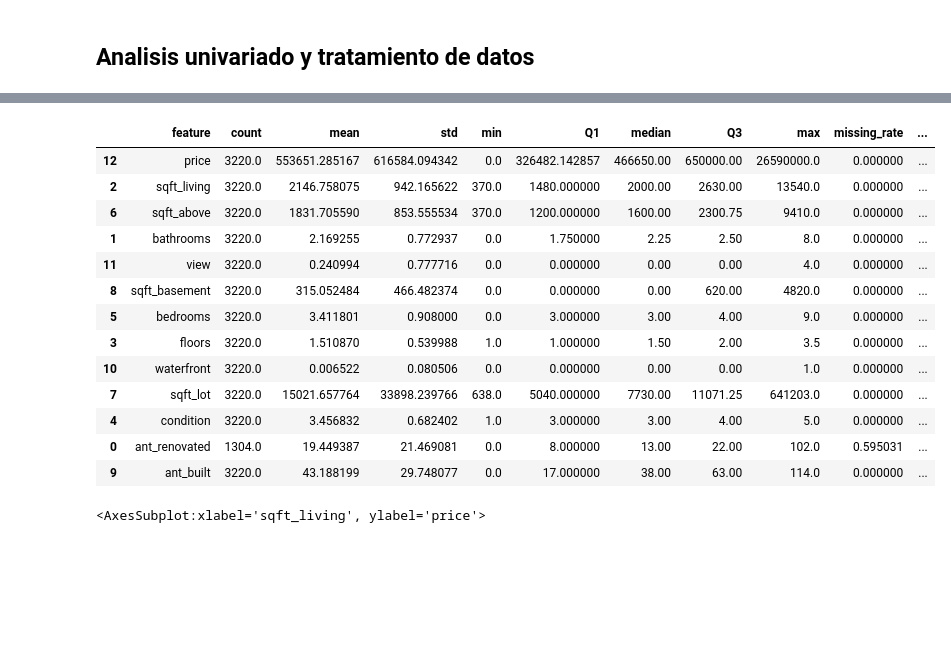
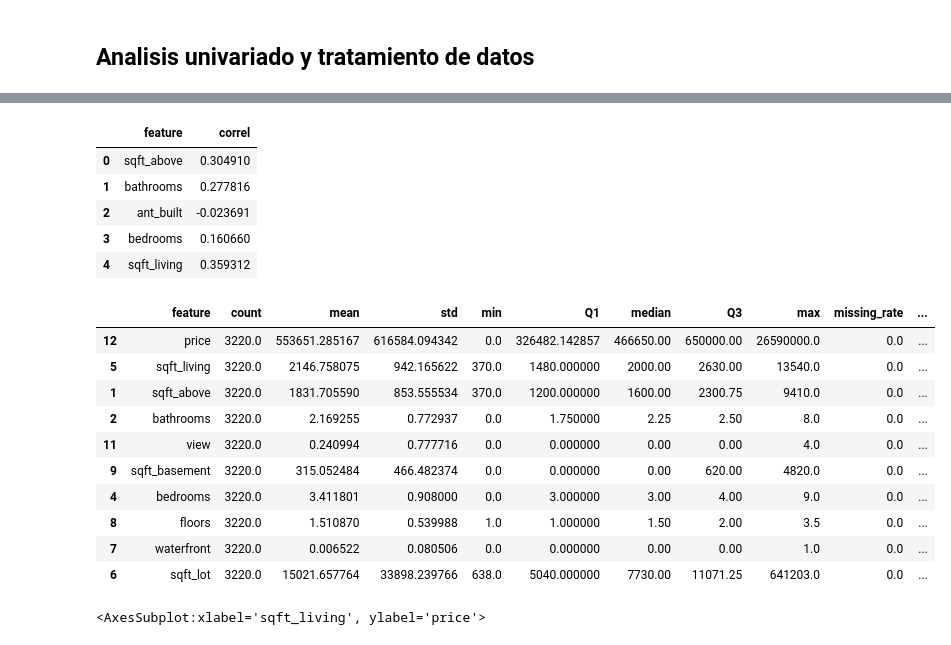
Before and after one commit to RIcardoIbarra1695/ejemplo-clase-borrar, a Jupyter notebook: regresion_lineal/sidney_data_housing.ipynb, the cells around one changed output, grey strips where cells are left out. Drawn from its saved outputs; the diff is of its cells as text; code cells hidden in the pictures; blank space fills up the shorter version.

```diff
--- a/regresion_lineal/sidney_data_housing.ipynb
+++ b/regresion_lineal/sidney_data_housing.ipynb
@@ -77,3 +87,17 @@ Total test size: (1380, 13)
+# %%
+corr_matrix = train.corr()
+corr_matrix.reset_index(inplace = True)
+corr_matrix.rename(columns = {'index': 'feature', target: 'correl'}, inplace = True)
+corr_matrix = corr_matrix[['feature', 'correl']]
+
+corr_matrix.head()
+# %% [output]
+|  | feature | correl |
+| 0 | sqft_above | 0.304910 |
+| 1 | bathrooms | 0.277816 |
+| 2 | ant_built | -0.023691 |
+| 3 | bedrooms | 0.160660 |
+| 4 | sqft_living | 0.359312 |
 # %%
 # Creando métricas de las variables
 
@@ -87,28 +111,28 @@ univariate.rename(columns = {'index':'feature',
 univariate[['missing_rate']] = 1 - univariate[['count']]/train.shape[0]
 univariate.sort_values(by = 'missing_rate', ascending = False, inplace = True)
 # %%
+#matriz de correlaciones
 corr_matrix = train.corr()
 corr_matrix.reset_index(inplace = True)
 corr_matrix.rename(columns = {'index': 'feature', target: 'correl'}, inplace = True)
+
+#Cruce
 univariate_II = pd.merge(univariate, corr_matrix[['feature', 'correl']], on = 'feature', how = 'left')
 univariate_II['correl_abs'] = univariate_II.correl.apply(lambda x: abs(x))
 univariate_II.sort_values(by = 'correl_abs', ascending = False, inplace = True)
-univariate_II.head(20)
+univariate_II.head(10)
 # %% [output]
 |  | feature | count | mean | std | min | Q1 | median | Q3 | max | missing_rate | ... |
-| 12 | price | 3220.0 | 553651.285167 | 616584.094342 | 0.0 | 326482.142857 | 466650.00 | 650000.00 | 26590000.0 | 0.000000 | ... |
-| 2 | sqft_living | 3220.0 | 2146.758075 | 942.165622 | 370.0 | 1480.000000 | 2000.00 | 2630.00 | 13540.0 | 0.000000 | ... |
-| 6 | sqft_above | 3220.0 | 1831.705590 | 853.555534 | 370.0 | 1200.000000 | 1600.00 | 2300.75 | 9410.0 | 0.000000 | ... |
-| 1 | bathrooms | 3220.0 | 2.169255 | 0.772937 | 0.0 | 1.750000 | 2.25 | 2.50 | 8.0 | 0.000000 | ... |
-| 11 | view | 3220.0 | 0.240994 | 0.777716 | 0.0 | 0.000000 | 0.00 | 0.00 | 4.0 | 0.000000 | ... |
-| 8 | sqft_basement | 3220.0 | 315.052484 | 466.482374 | 0.0 | 0.000000 | 0.00 | 620.00 | 4820.0 | 0.000000 | ... |
-| 5 | bedrooms | 3220.0 | 3.411801 | 0.908000 | 0.0 | 3.000000 | 3.00 | 4.00 | 9.0 | 0.000000 | ... |
-| 3 | floors | 3220.0 | 1.510870 | 0.539988 | 1.0 | 1.000000 | 1.50 | 2.00 | 3.5 | 0.000000 | ... |
-| 10 | waterfront | 3220.0 | 0.006522 | 0.080506 | 0.0 | 0.000000 | 0.00 | 0.00 | 1.0 | 0.000000 | ... |
-| 7 | sqft_lot | 3220.0 | 15021.657764 | 33898.239766 | 638.0 | 5040.000000 | 7730.00 | 11071.25 | 641203.0 | 0.000000 | ... |
-| 4 | condition | 3220.0 | 3.456832 | 0.682402 | 1.0 | 3.000000 | 3.00 | 4.00 | 5.0 | 0.000000 | ... |
-| 0 | ant_renovated | 1304.0 | 19.449387 | 21.469081 | 0.0 | 8.000000 | 13.00 | 22.00 | 102.0 | 0.595031 | ... |
-| 9 | ant_built | 3220.0 | 43.188199 | 29.748077 | 0.0 | 17.000000 | 38.00 | 63.00 | 114.0 | 0.000000 | ... |
+| 12 | price | 3220.0 | 553651.285167 | 616584.094342 | 0.0 | 326482.142857 | 466650.00 | 650000.00 | 26590000.0 | 0.0 | ... |
+| 5 | sqft_living | 3220.0 | 2146.758075 | 942.165622 | 370.0 | 1480.000000 | 2000.00 | 2630.00 | 13540.0 | 0.0 | ... |
+| 1 | sqft_above | 3220.0 | 1831.705590 | 853.555534 | 370.0 | 1200.000000 | 1600.00 | 2300.75 | 9410.0 | 0.0 | ... |
+| 2 | bathrooms | 3220.0 | 2.169255 | 0.772937 | 0.0 | 1.750000 | 2.25 | 2.50 | 8.0 | 0.0 | ... |
+| 11 | view | 3220.0 | 0.240994 | 0.777716 | 0.0 | 0.000000 | 0.00 | 0.00 | 4.0 | 0.0 | ... |
+| 9 | sqft_basement | 3220.0 | 315.052484 | 466.482374 | 0.0 | 0.000000 | 0.00 | 620.00 | 4820.0 | 0.0 | ... |
+| 4 | bedrooms | 3220.0 | 3.411801 | 0.908000 | 0.0 | 3.000000 | 3.00 | 4.00 | 9.0 | 0.0 | ... |
+| 8 | floors | 3220.0 | 1.510870 | 0.539988 | 1.0 | 1.000000 | 1.50 | 2.00 | 3.5 | 0.0 | ... |
+| 7 | waterfront | 3220.0 | 0.006522 | 0.080506 | 0.0 | 0.000000 | 0.00 | 0.00 | 1.0 | 0.0 | ... |
+| 6 | sqft_lot | 3220.0 | 15021.657764 | 33898.239766 | 638.0 | 5040.000000 | 7730.00 | 11071.25 | 641203.0 | 0.0 | ... |
 # %%
 sns.regplot(x = 'sqft_living', y = 'price', data = train.loc[train.price<5000000])
 # %% [output]
```
Also changed, not shown: parts of 7 cells of this notebook.
